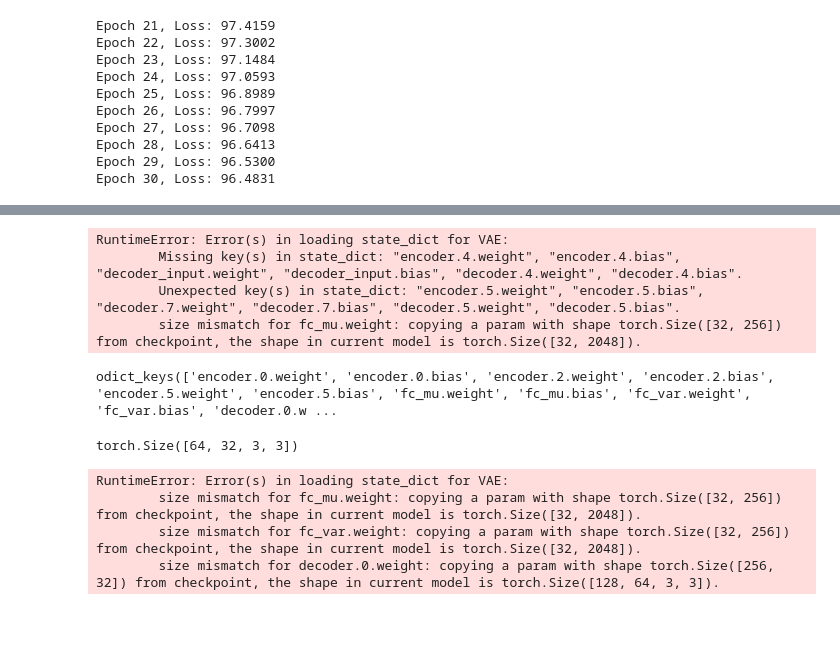
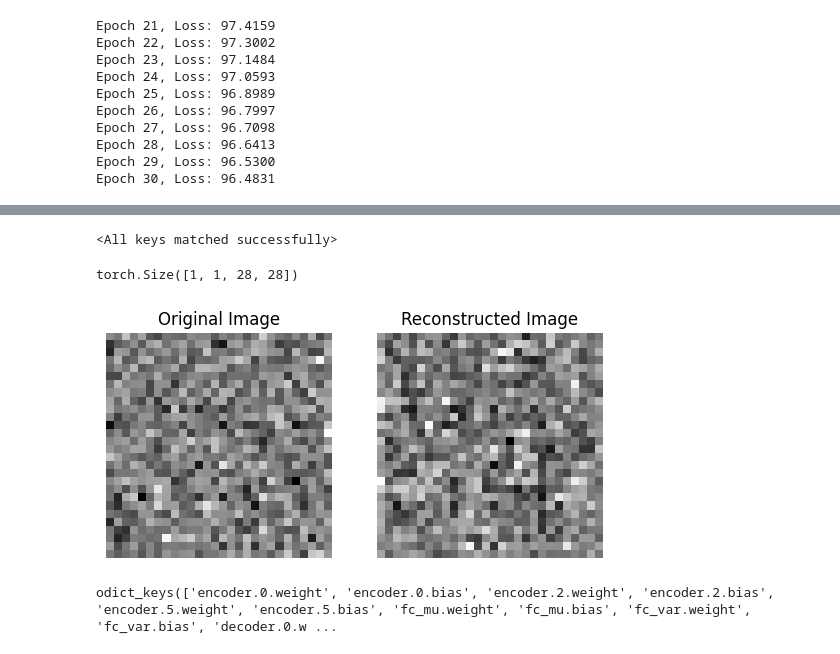
Before and after one commit to SuvitKumar003/ML4sci_Projects_Repo_Suvit_Kumar, a Jupyter notebook: hidden_symmetries_mnist/data_prepration.ipynb, the cells around one changed output, grey strips where cells are left out. Drawn from its saved outputs; the diff is of its cells as text; code cells hidden in the pictures; blank space fills up the shorter version.

```diff
--- a/hidden_symmetries_mnist/data_prepration.ipynb
+++ b/hidden_symmetries_mnist/data_prepration.ipynb
@@ -245,9 +303,38 @@ class VAE(nn.Module):
-# %%
-vae = VAE(latent_dim=32).to(device)
-vae.load_state_dict(torch.load("vae_mnist.pth", map_location=device))  # Load checkpoint
-vae.eval()  # Set to evaluation mode
-# %% [output]
-RuntimeError: Error(s) in loading state_dict for VAE:
-        Missing key(s) in state_dict: "encoder.4.weight", "encoder.4.bias", "decoder_input.weight", "decoder_input.bias", "decoder.4.weight", "decoder.4.bias".
-        Unexpected key(s) in state_dict: "encoder.5.weight", "encoder.5.bias", "decoder.7.weight", "decoder.7.bias", "decoder.5.weight", "decoder.5.bias".
-        size mismatch for fc_mu.weight: copying a param with shape torch.Size([32, 256]) from checkpoint, the shape in current model is torch.Size([32, 2048]).
+# %%
+vae = VAE()
+checkpoint = torch.load("vae_mnist.pth", map_location=device)
+model_dict = vae.state_dict()
+
+filtered_checkpoint = {k: v for k, v in checkpoint.items() if k in model_dict and v.shape == model_dict[k].shape}
+
+model_dict.update(filtered_checkpoint)
+vae.load_state_dict(model_dict)
+# %% [output]
+<All keys matched successfully>
+# %%
+with torch.no_grad():
+    recon_x, _, _ = vae(sample_input)
+print(recon_x.shape)
+# %% [output]
+torch.Size([1, 1, 28, 28])
+# %%
+import matplotlib.pyplot as plt
+
+with torch.no_grad():
+    recon_x, _, _ = vae(sample_input)
+
+input_img = sample_input.cpu().squeeze().numpy()
+recon_img = recon_x.cpu().squeeze().numpy()
+
+fig, ax = plt.subplots(1, 2)
+ax[0].imshow(input_img, cmap='gray')
+ax[0].set_title("Original Image")
+ax[0].axis("off")
+
+ax[1].imshow(recon_img, cmap='gray')
+ax[1].set_title("Reconstructed Image")
+ax[1].axis("off")
+
+plt.show()
+# %% [output]
+[figure, added]
@@ -257,13 +381,2 @@ print(checkpoint.keys())  # Print layer names
 # %% [output]
 odict_keys(['encoder.0.weight', 'encoder.0.bias', 'encoder.2.weight', 'encoder.2.bias', 'encoder.5.weight', 'encoder.5.bias', 'fc_mu.weight', 'fc_mu.bias', 'fc_var.weight', 'fc_var.bias', 'decoder.0.w ...
-# %%
-print(checkpoint["encoder.2.weight"].shape)  # Check the shape of the Conv layers
-# %% [output]
-torch.Size([64, 32, 3, 3])
-# %%
-vae.load_state_dict(torch.load("vae_mnist.pth", map_location=device), strict=False)
-# %% [output]
-RuntimeError: Error(s) in loading state_dict for VAE:
-        size mismatch for fc_mu.weight: copying a param with shape torch.Size([32, 256]) from checkpoint, the shape in current model is torch.Size([32, 2048]).
-        size mismatch for fc_var.weight: copying a param with shape torch.Size([32, 256]) from checkpoint, the shape in current model is torch.Size([32, 2048]).
-        size mismatch for decoder.0.weight: copying a param with shape torch.Size([256, 32]) from checkpoint, the shape in current model is torch.Size([128, 64, 3, 3]).
```
Also changed, not shown: parts of 15 cells of this notebook, 1 other file.
